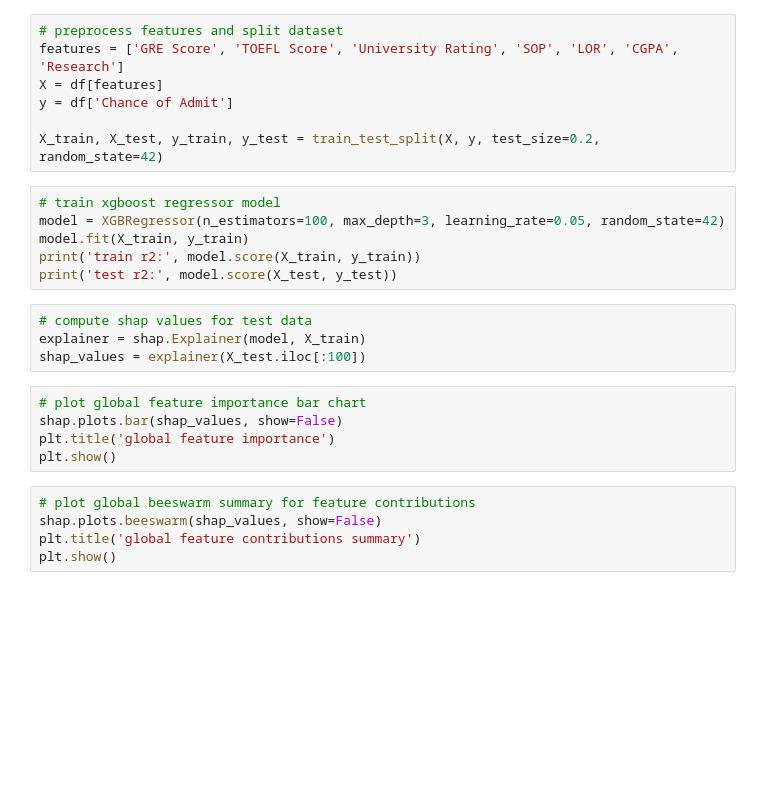
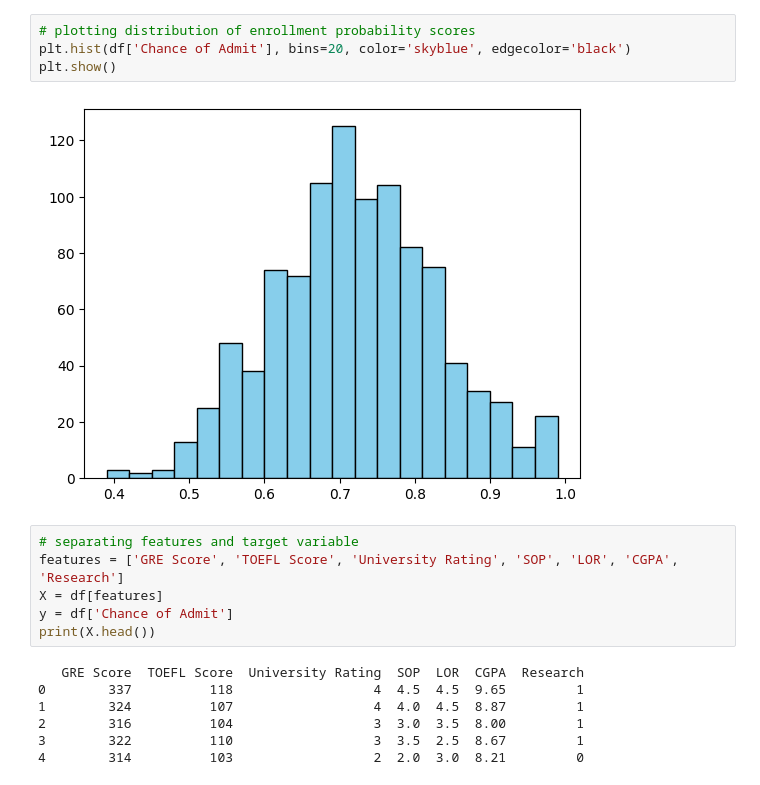
Before and after one commit to NipunPatel2004/Daily_tasks_BB, a Jupyter notebook: 2_11_tasks/T1.ipynb, the cells around one changed output. Drawn from its saved outputs; the diff is of its cells as text; blank space fills up the shorter version.

```diff
--- a/2_11_tasks/T1.ipynb
+++ b/2_11_tasks/T1.ipynb
@@ -17,27 +87,19 @@ df.head()
+# %%
+# plotting distribution of enrollment probability scores
+plt.hist(df['Chance of Admit'], bins=20, color='skyblue', edgecolor='black')
+plt.show()
+# %% [output]
+[figure, added]
 # %%
-# preprocess features and split dataset
+# separating features and target variable
 features = ['GRE Score', 'TOEFL Score', 'University Rating', 'SOP', 'LOR', 'CGPA', 'Research']
 X = df[features]
 y = df['Chance of Admit']
-
-X_train, X_test, y_train, y_test = train_test_split(X, y, test_size=0.2, random_state=42)
+print(X.head())
+# %% [output]
+   GRE Score  TOEFL Score  University Rating  SOP  LOR  CGPA  Research
+0        337          118                  4  4.5  4.5  9.65         1
+1        324          107                  4  4.0  4.5  8.87         1
+2        316          104                  3  3.0  3.5  8.00         1
+3        322          110                  3  3.5  2.5  8.67         1
+4        314          103                  2  2.0  3.0  8.21         0
-# %%
-# train xgboost regressor model
-model = XGBRegressor(n_estimators=100, max_depth=3, learning_rate=0.05, random_state=42)
-model.fit(X_train, y_train)
-print('train r2:', model.score(X_train, y_train))
-print('test r2:', model.score(X_test, y_test))
-# %%
-# compute shap values for test data
-explainer = shap.Explainer(model, X_train)
-shap_values = explainer(X_test.iloc[:100])
-# %%
-# plot global feature importance bar chart
-shap.plots.bar(shap_values, show=False)
-plt.title('global feature importance')
-plt.show()
-# %%
-# plot global beeswarm summary for feature contributions
-shap.plots.beeswarm(shap_values, show=False)
-plt.title('global feature contributions summary')
-plt.show()
```
Also changed, not shown: parts of 21 cells of this notebook.
